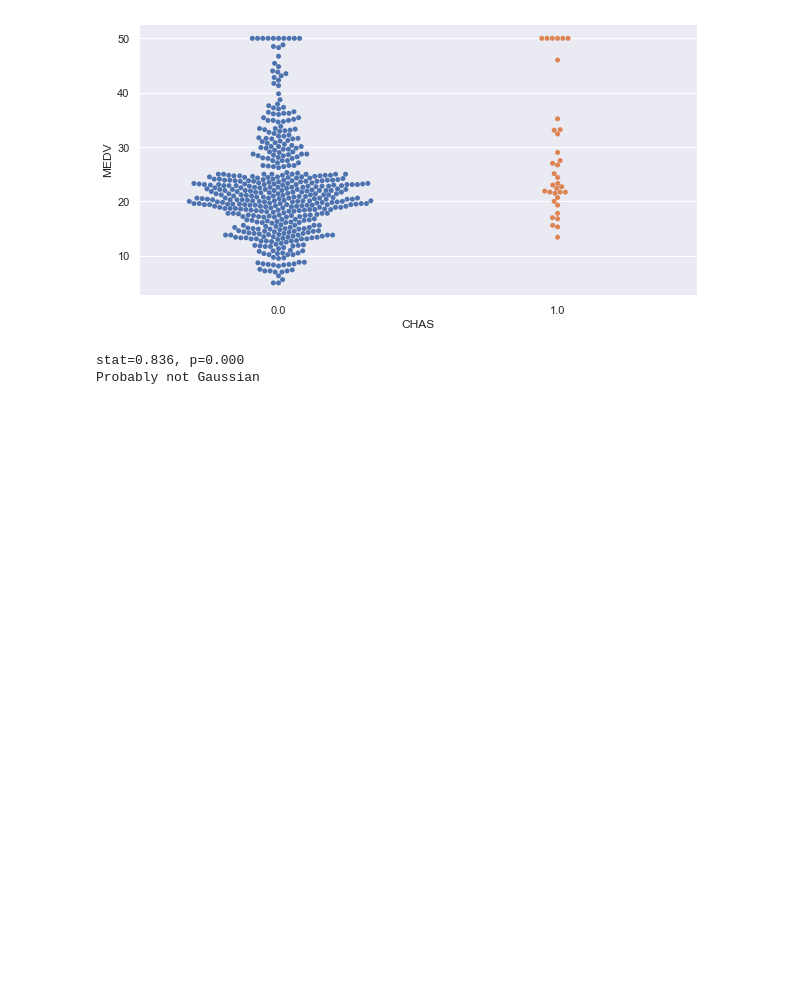
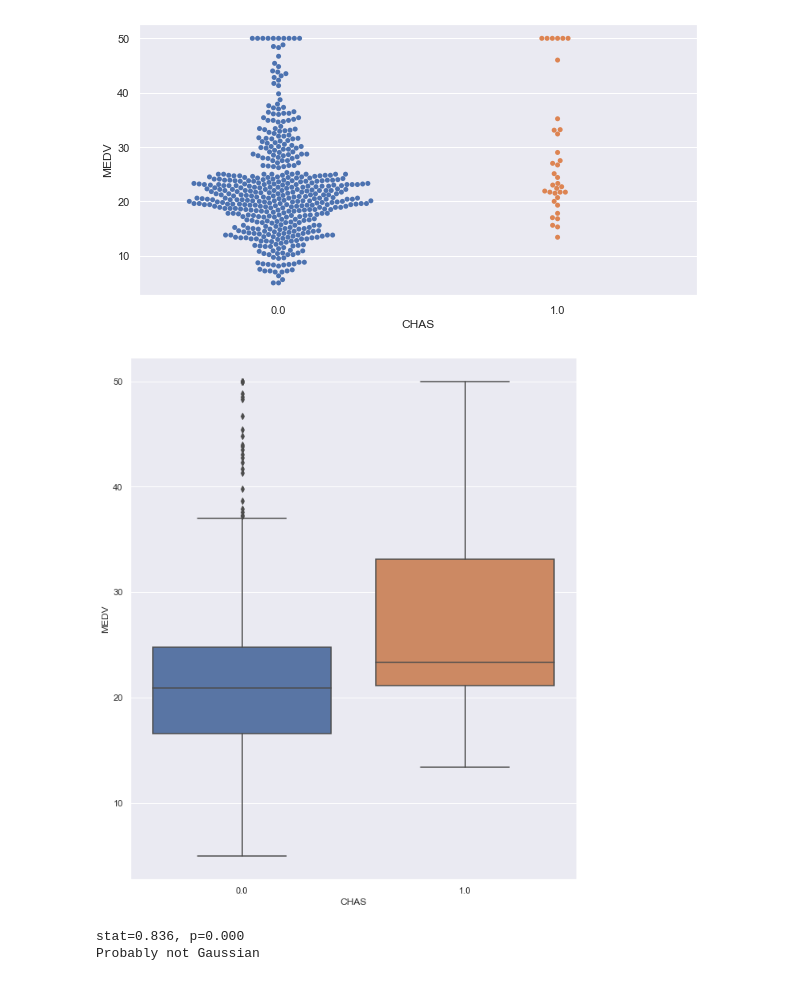
Before and after one commit to ShaunaB93/Machine_learning_and_statistics_assessment, a Jupyter notebook: Overall.ipynb, the cells around one changed output. Cells and saved outputs as stored; diff of their text form; code cells hidden in the pictures; blank space fills up the shorter version.

```diff
--- a/Overall.ipynb
+++ b/Overall.ipynb
@@ -398,6 +406,13 @@ sns.swarmplot(x="CHAS", y="MEDV", data=df)
 plt.show()
 # %% [output]
 [figure]
+# %%
+#Plots a boxplot to comparing the MEDV distribution of values where CHAS is 0 and CHAS is 1
+sns.set(rc={'figure.figsize':{10,12}})
+sns.boxplot(x="CHAS", y="MEDV", data=df)
+plt.show()
+# %% [output]
+[figure, added]
 # %%
 # Shapiro-Wilk Test
 # Tests if the data same has a Gaussian distribution or not
```
Also changed, not shown: parts of 5 cells of this notebook.
